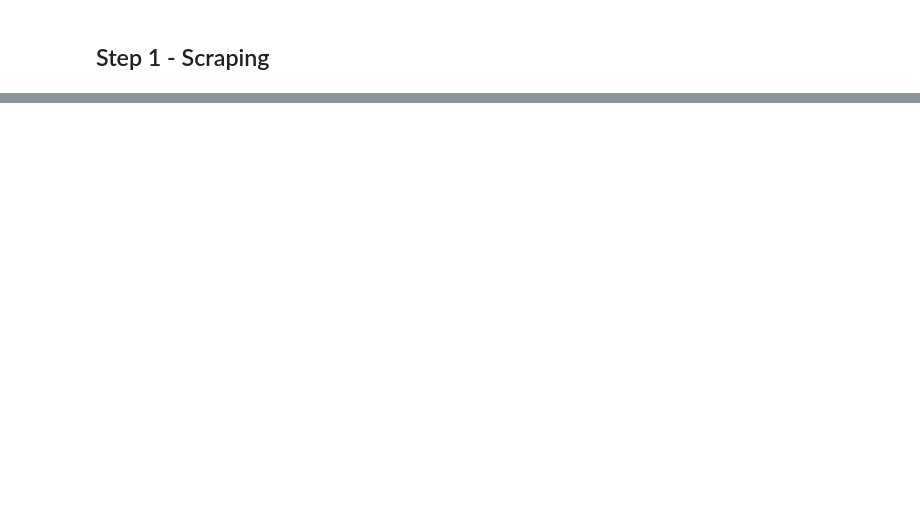
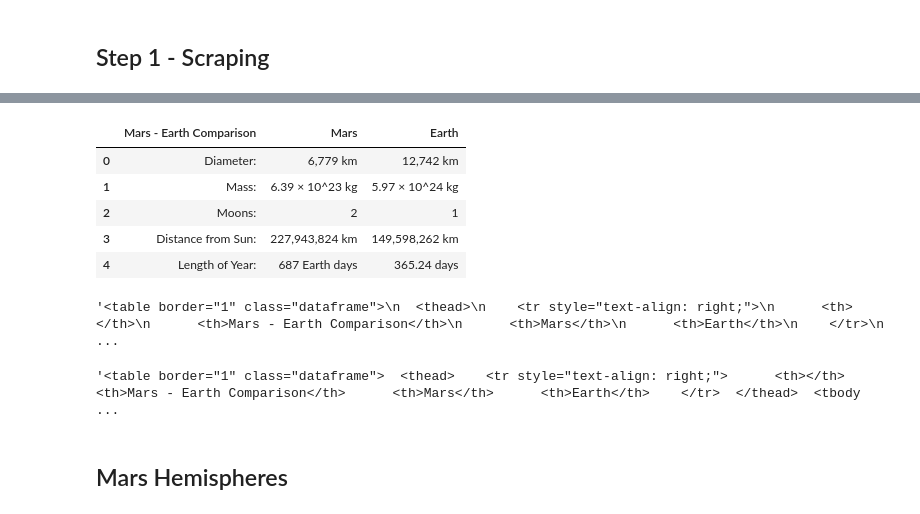
Before and after one commit to chengchenggan/web-scraping-mongodb, a Jupyter notebook: mission_to_mars.ipynb, the cells around one changed output, grey strips where cells are left out. Drawn from its saved outputs; the diff is of its cells as text; code cells hidden in the pictures; blank space fills up the shorter version.

```diff
--- a/mission_to_mars.ipynb
+++ b/mission_to_mars.ipynb
@@ -45,0 +123,7 @@ The rover recently drilled two samples, and both showed the highest levels of cl
+# %%
+#get url
+url = 'https://space-facts.com/mars/'
+# %%
+# use pandas to read html
+tables = pd.read_html(url)
+tables
@@ -45,0 +148,22 @@ The rover recently drilled two samples, and both showed the highest levels of cl
+# %%
+# pretty the table
+df = tables[0]
+df.head()
+# %% [output]
+|  | Mars - Earth Comparison | Mars | Earth |
+| 0 | Diameter: | 6,779 km | 12,742 km |
+| 1 | Mass: | 6.39 × 10^23 kg | 5.97 × 10^24 kg |
+| 2 | Moons: | 2 | 1 |
+| 3 | Distance from Sun: | 227,943,824 km | 149,598,262 km |
+| 4 | Length of Year: | 687 Earth days | 365.24 days |
+# %%
+#Use Pandas to convert the data to a HTML table string
+html_table = df.to_html()
+html_table
+# %% [output]
+'<table border="1" class="dataframe">\n  <thead>\n    <tr style="text-align: right;">\n      <th></th>\n      <th>Mars - Earth Comparison</th>\n      <th>Mars</th>\n      <th>Earth</th>\n    </tr>\n   ...
+# %%
+# strip unwanted newlines to clean up the table.
+html_table.replace('\n', '')
+# %% [output]
+'<table border="1" class="dataframe">  <thead>    <tr style="text-align: right;">      <th></th>      <th>Mars - Earth Comparison</th>      <th>Mars</th>      <th>Earth</th>    </tr>  </thead>  <tbody ...
@@ -45,0 +175,2 @@ The rover recently drilled two samples, and both showed the highest levels of cl
+# %% [markdown]
+## Mars Hemispheres
```
Also changed, not shown: parts of 33 cells of this notebook, 2 other files.
